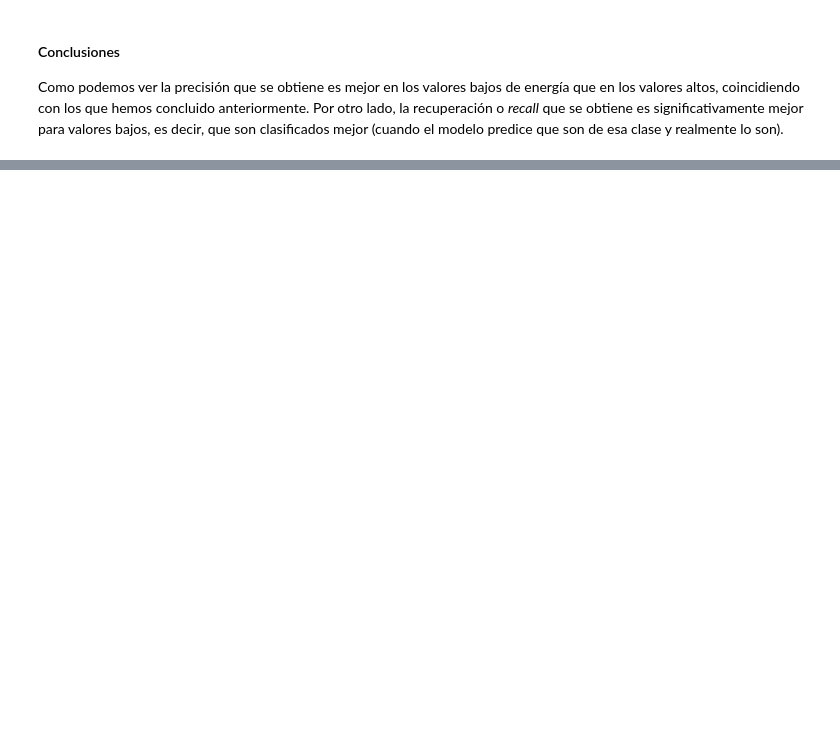
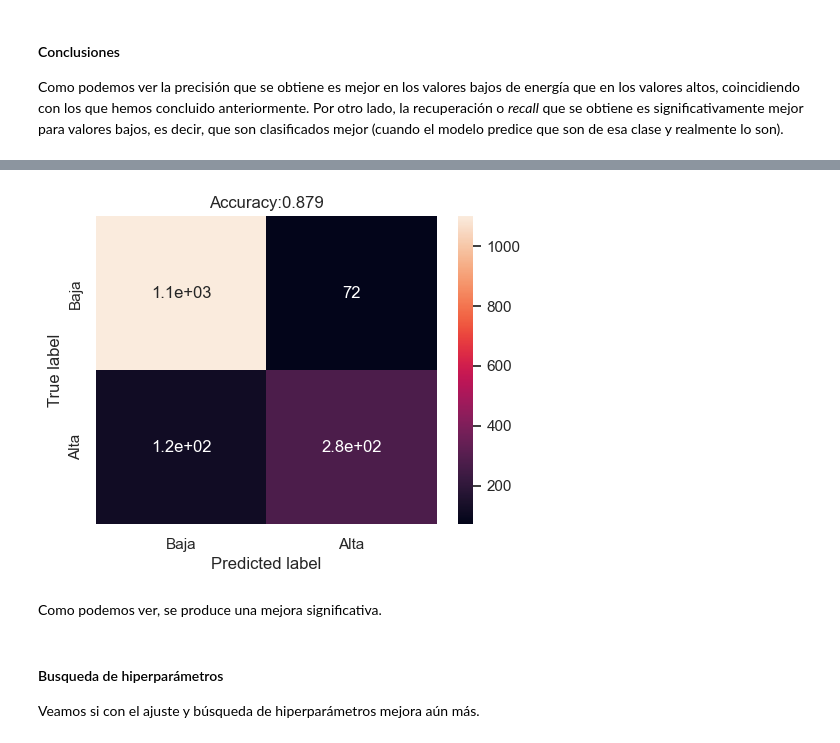
Before and after one commit to celiiaaa/Energy_Prediction_System, a Jupyter notebook: main.ipynb, the cells around one changed output, grey strips where cells are left out. Saved outputs shown, nothing was run; the diff lists cells and outputs as text; code cells hidden in the pictures; blank space fills up the shorter version.

```diff
--- a/main.ipynb
+++ b/main.ipynb
@@ -1289,10 +1277,10 @@ R2 del modelo final: 0.6834517097023689
 ---
 
 En la siguiente sección, convertiremos el problema de regresión en uno de clasificación. Esto lo haremos de la siguiente manera: cuando la energía sea menor que el tercer cuantil, se considerará clase “baja”, y cuando sea mayor, clase “alta”.
+# %%
+df = wind_ava.filter(regex='.13$').copy()
+df['energy'] = wind_ava['energy'].copy()
 # %%
-df = X_df.copy()
-df['energy'] = y_df
-
 # Calcular el tercer cuartil de la variable 'energy'
 tercer_cuartil = df['energy'].quantile(0.75)
 # %%
@@ -1678,0 +1672,9 @@ Name: count, dtype: int64
+# %%
+from sklearn.ensemble import HistGradientBoostingClassifier
+
+clf_gb = HistGradientBoostingClassifier(
+            random_state = 49
+         )
+
+np.random.seed(49)
+clf_gb.fit(X_train_clf, y_train_clf)
@@ -1678,0 +1683,5 @@ Name: count, dtype: int64
+# %%
+y_test_pred = clf_gb.predict(X_test_clf)
+result = metrics.classification_report(y_test_clf, y_test_pred)
+print("Classification Report:",)
+print (result)
@@ -1678,0 +1698,22 @@ Name: count, dtype: int64
+# %%
+# Creates a confusion matrix
+cm = metrics.confusion_matrix(y_test_clf, y_test_pred)
+accuracy = metrics.accuracy_score(y_test_clf, y_test_pred)
+# Transform to df for easier plotting
+cm_df = pd.DataFrame(cm,
+                     index = ['Baja','Alta'],
+                     columns = ['Baja','Alta'])
+plt.figure(figsize=(5.5,4))
+sns.heatmap(cm_df, annot=True)
+plt.title('Accuracy:{0:.3f}'.format(accuracy))
+plt.ylabel('True label')
+plt.xlabel('Predicted label')
+plt.show()
+# %% [output]
+[figure, added]
+# %% [markdown]
+Como podemos ver, se produce una mejora significativa.
+# %% [markdown]
+#### Busqueda de hiperparámetros
+
+Veamos si con el ajuste y búsqueda de hiperparámetros mejora aún más.
```
Also changed, not shown: parts of 41 cells of this notebook, 2 other files.
